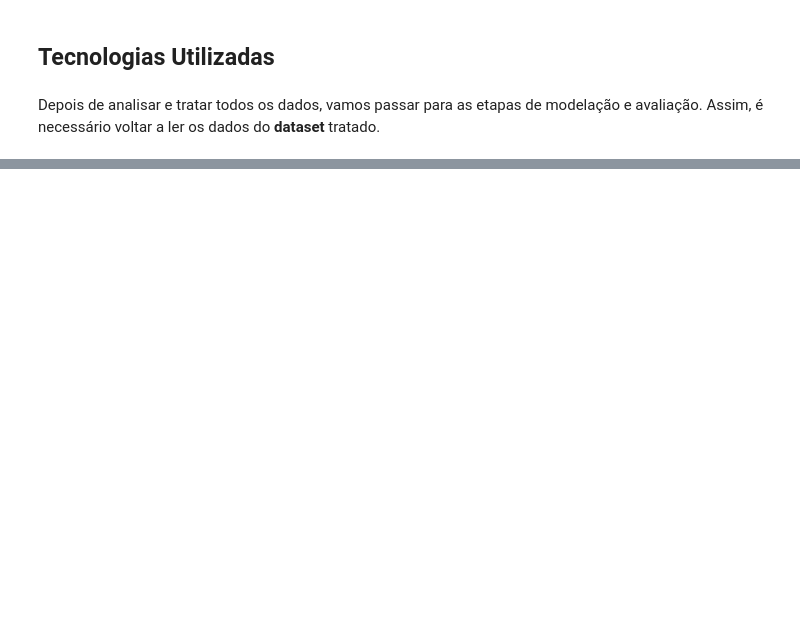
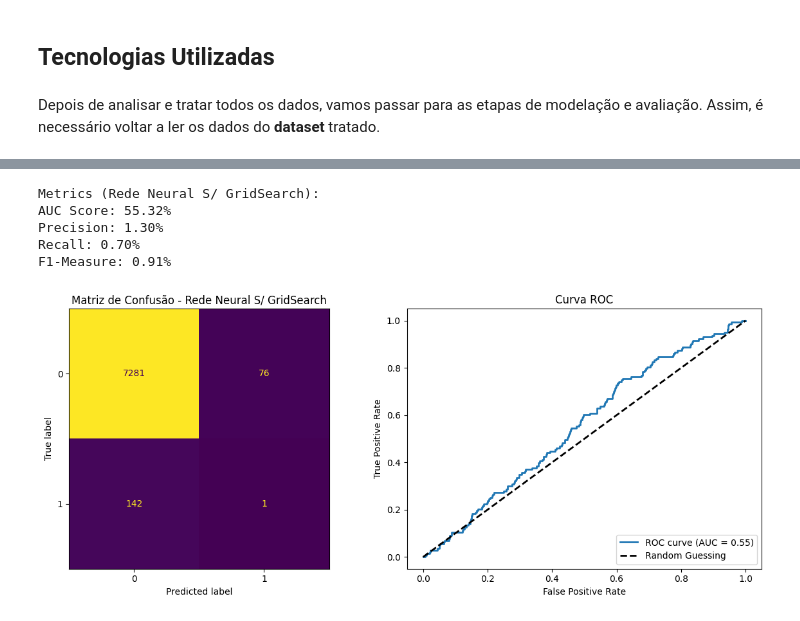
Before and after one commit to matildesimoes/Fraud-Detection-with-AI, a Jupyter notebook: task2.ipynb, the cells around one changed output, grey strips where cells are left out. Saved outputs shown, nothing was run; the diff lists cells and outputs as text; code cells hidden in the pictures; blank space fills up the shorter version.

```diff
--- a/task2.ipynb
+++ b/task2.ipynb
@@ -235,0 +204,54 @@ disp = ConfusionMatrixDisplay(confusion_matrix=xgb_confusion_matrix, display_lab
+# %%
+pipeline = Pipeline([
+    ('smote_tomek', SMOTETomek(random_state=42, sampling_strategy=0.4)),
+    ('neural_network', MLPClassifier(max_iter=1000, random_state=42))
+])
+
+sf = StratifiedKFold(n_splits=10, random_state=42, shuffle=True)
+
+cv_scores = cross_val_score(pipeline, training_inputs, training_classes, cv=sf, scoring='roc_auc')
+pipeline.fit(training_inputs, training_classes)
+
+predictions = pipeline.predict(testing_inputs)
+probas = pipeline.predict_proba(testing_inputs)[:, 1]
+
+# Calcular as métricas
+NN_precision = precision_score(testing_classes, predictions)
+NN_recall = recall_score(testing_classes, predictions)
+NN_f1 = f1_score(testing_classes, predictions)
+fpr, tpr, _ = roc_curve(testing_classes, probas)
+NN_auc = sklearn_auc(fpr, tpr)
+
+print("Metrics (Rede Neural S/ GridSearch):")
+print(f"AUC Score: {NN_auc * 100:.2f}%")
+print(f"Precision: {NN_precision * 100:.2f}%")
+print(f"Recall: {NN_recall * 100:.2f}%")
+print(f"F1-Measure: {NN_f1 * 100:.2f}%")
+
+# Matriz de Confusão
+confusion_matrix_result = confusion_matrix(testing_classes, predictions)
+confusion_display = ConfusionMatrixDisplay(confusion_matrix_result)
+
+fig, axes = plt.subplots(1, 2, figsize=(12, 5))
+
+# Matriz de Confusão
+confusion_display.plot(ax=axes[0], colorbar=False)
+axes[0].set_title("Matriz de Confusão - Rede Neural S/ GridSearch")
+
+# Curva ROC
+axes[1].plot(fpr, tpr, label=f"ROC curve (AUC = {NN_auc:.2f})", lw=2)
+axes[1].plot([0, 1], [0, 1], 'k--', lw=2, label="Random Guessing")
+axes[1].set_title("Curva ROC")
+axes[1].set_xlabel("False Positive Rate")
+axes[1].set_ylabel("True Positive Rate")
+axes[1].legend(loc="lower right")
+
+plt.tight_layout()
+plt.show()
+# %% [output]
+Metrics (Rede Neural S/ GridSearch):
+AUC Score: 55.32%
+Precision: 1.30%
+Recall: 0.70%
+F1-Measure: 0.91%
+[figure, added]
```
Also changed, not shown: parts of 35 cells of this notebook, 18 other files.
